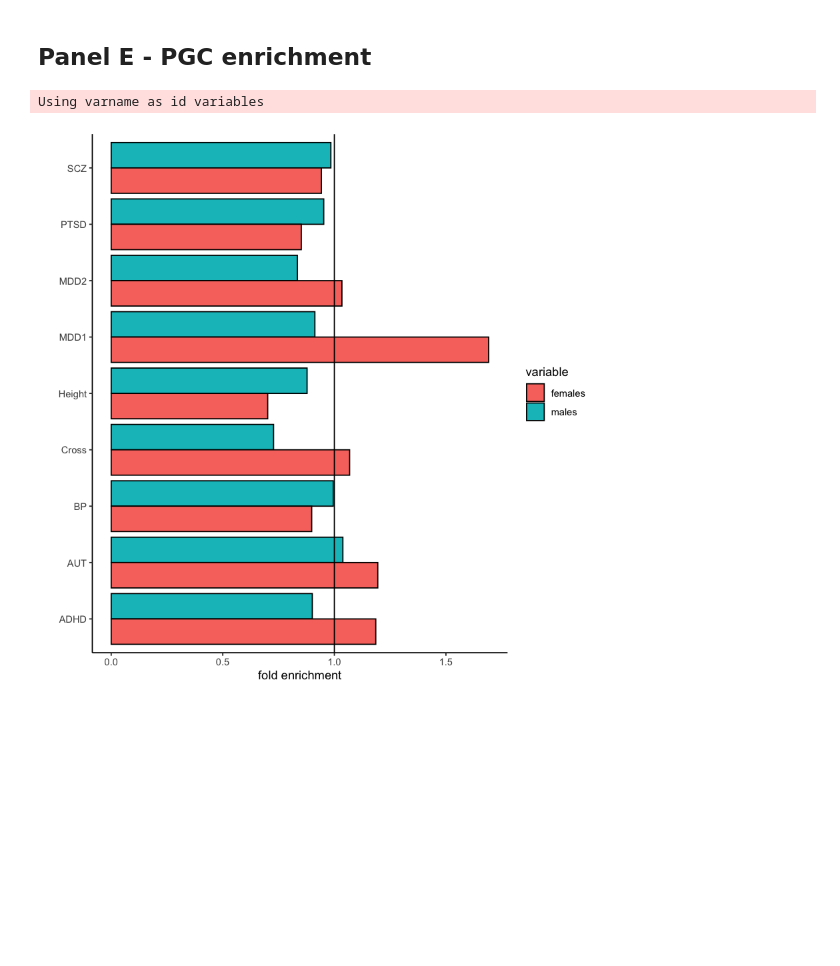
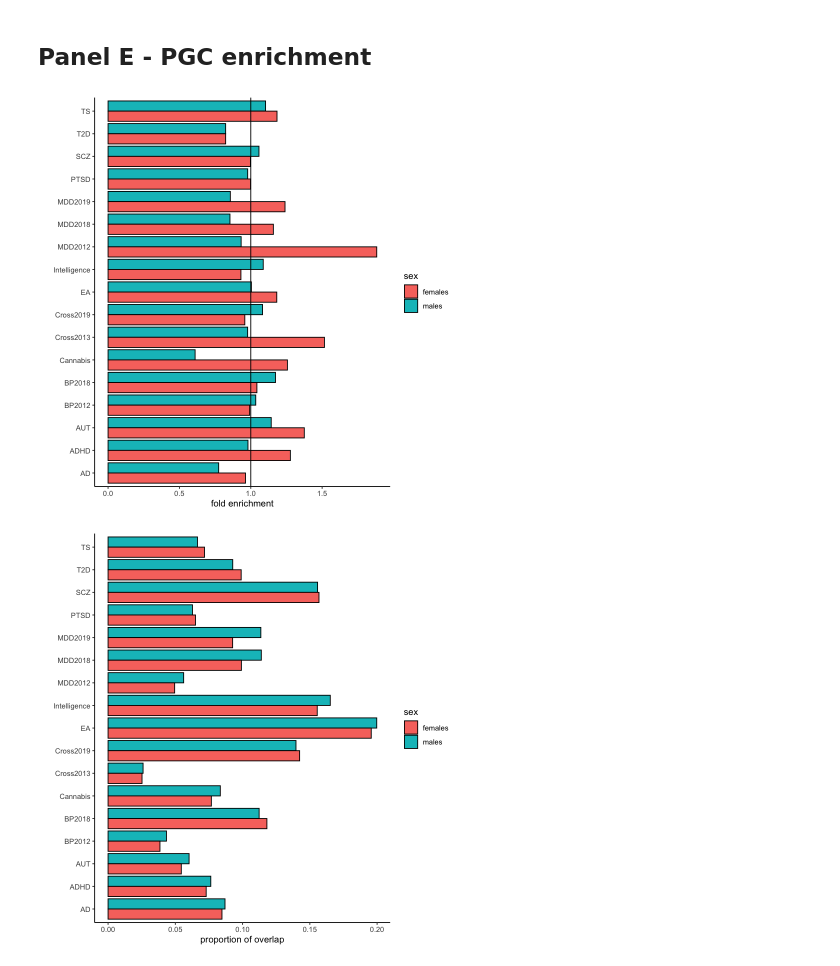
Before and after one commit to jArloth/Sex-Stratified-Analyses, a Jupyter notebook: Figure4.ipynb, the cells around one changed output. Drawn from its saved outputs; the diff is of its cells as text; code cells hidden in the pictures; blank space fills up the shorter version.

```diff
--- a/Figure4.ipynb
+++ b/Figure4.ipynb
@@ -80,19 +80,24 @@ qplot(x =BSI_depression  , y = residuals,  facets = ~sex, data = cohort2.bsi,na.
 [figure]
 # %% [markdown]
 ## Panel E - PGC enrichment
-# %%
-pVal <- readRDS("data/fig4E_PGC_TRPS_results_pVal.rds")
-or <- readRDS("data/fig4E_PGC_TRPS_results_or.rds")
-
-or.t <- as.data.frame(t(or))
-or.t$varname <- row.names(or.t)
-or.t.melt <- melt(or.t)
-
-#pdf("Figure4E_pgc.pdf")
-ggplot(or.t.melt , aes(x = varname, y=value,fill=variable)) +
-  geom_bar(stat="identity", colour="black", position=position_dodge())+geom_hline(yintercept = 1)+
-  coord_flip()+theme_classic()+ylab("fold enrichment")+xlab("")
-#dev.off()
-# %% [output]
-Using varname as id variables
-[figure, removed]
+# %%
+data = read.delim("data/fig4D_PGC_TRPS_results.txt")
+data$prop = 0
+data[ data$sex=="males",]$prop = data[ data$sex=="males",]$overlap/668
+data[ data$sex=="females",]$prop = data[ data$sex=="females",]$overlap/601
+
+#pdf("Figure4E_pgc.pdf")
+ggplot(data , aes(x = GWAS, y=or,fill=sex)) +
+  geom_bar(stat="identity", colour="black", position=position_dodge())+geom_hline(yintercept = 1)+
+  coord_flip()+theme_classic()+ylab("fold enrichment")+xlab("")
+
+ggplot(data , aes(x = GWAS, y=prop,fill=sex)) +
+  geom_bar(stat="identity", colour="black", position=position_dodge())+
+  coord_flip()+theme_classic()+ylab("proportion of overlap")+xlab("")
+
+ggplot(data , aes(x = GWAS, y=-log10(pval),fill=sex)) +
+  geom_bar(stat="identity", colour="black", position=position_dodge())+geom_hline(yintercept = -log10(0.05))+
+  coord_flip()+theme_classic()+ylab("enrichment p-value")+xlab("")
+# %% [output]
+[figure, added]
+[figure, added]
```
Also changed, not shown: parts of 1 cell of this notebook.
